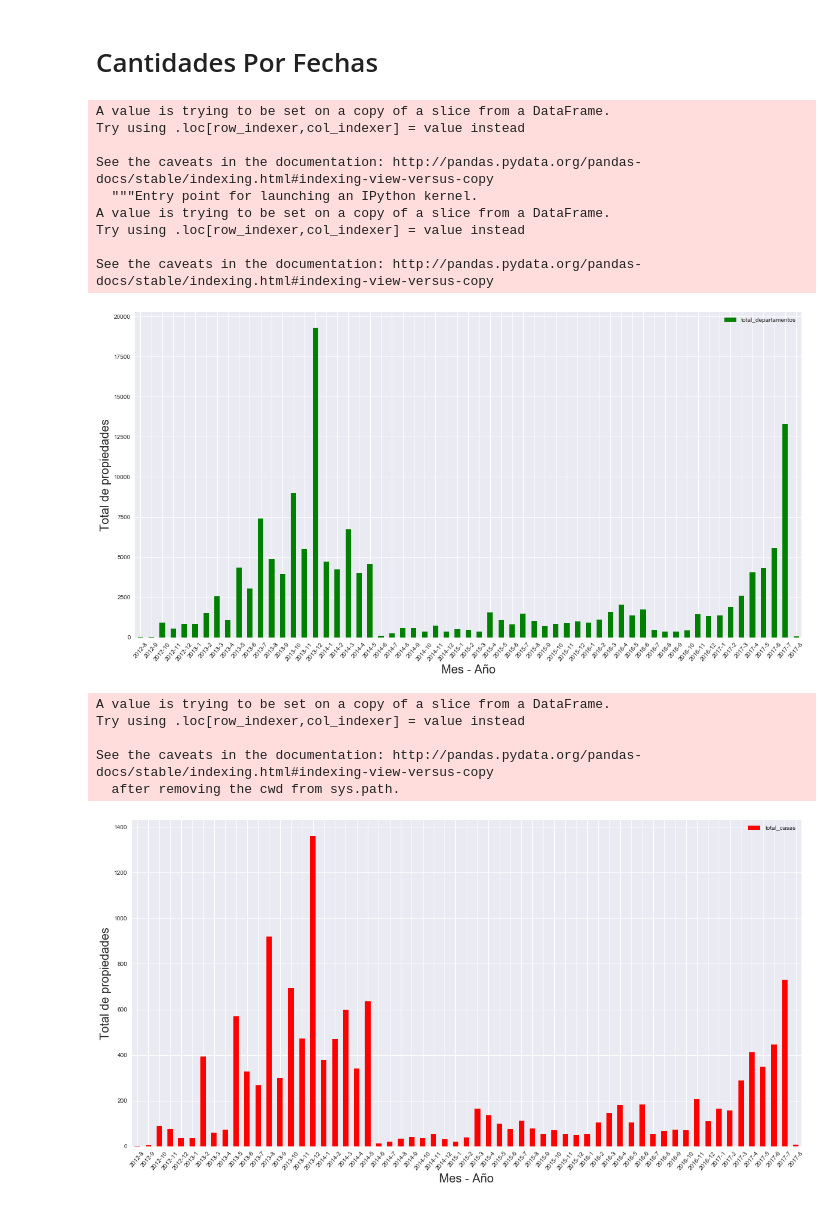
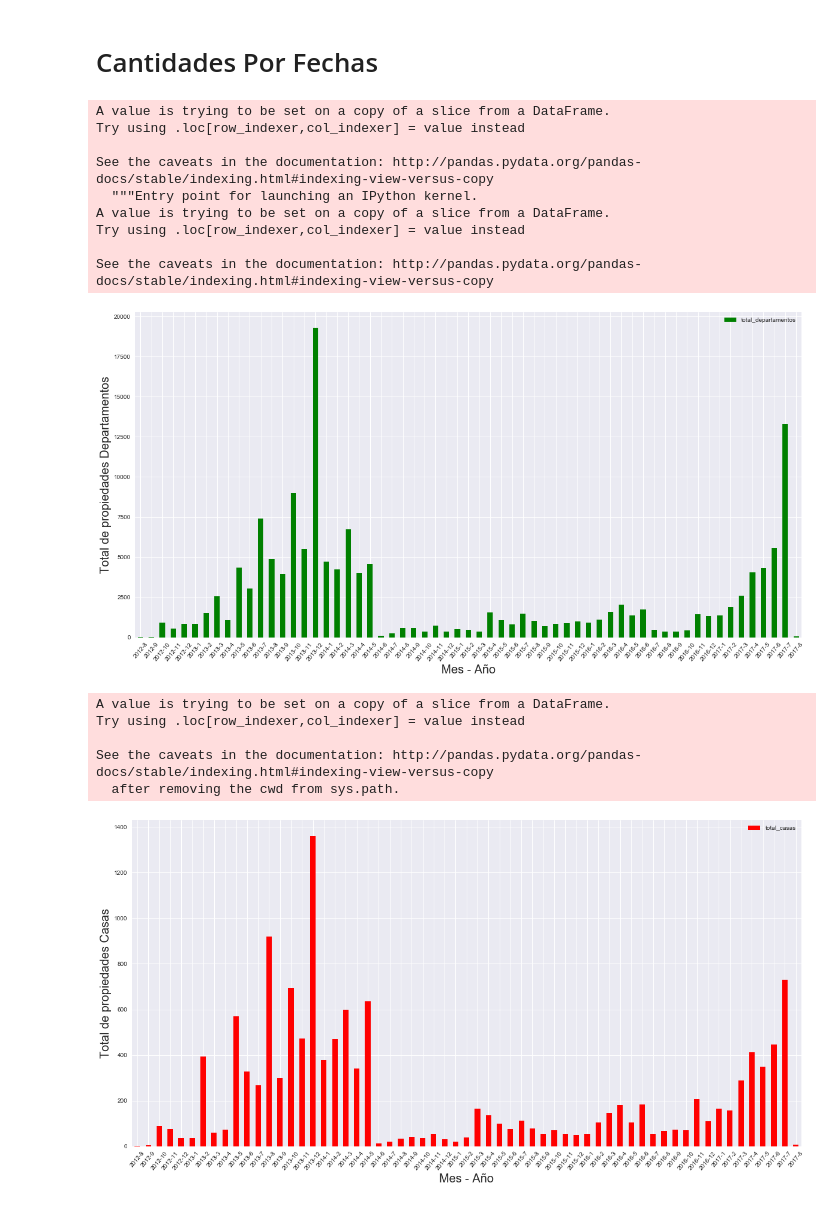
Before and after one commit to NicoGallegos/tpdatos, a Jupyter notebook: TP 1 - Definitiva.ipynb, the cells around one changed output. Drawn from its saved outputs; the diff is of its cells as text; code cells hidden in the pictures.

Commit message:
graficos para informe

```diff
--- a/TP 1 - Definitiva.ipynb
+++ b/TP 1 - Definitiva.ipynb
@@ -1155,49 +1192,49 @@ See the caveats in the documentation: http://pandas.pydata.org/pandas-docs/stabl
 # %%
 datosCapital['total'] = 1
 totalDatosCapitalByYearMonth = datosCapital.groupby(['year','month','tipo_propiedad']).sum().reset_index()
 totalDatosCapitalByYearMonthFiltered = totalDatosCapitalByYearMonth[['year','month','tipo_propiedad','total']]
 
 totalApartmentByMonthYear = totalDatosCapitalByYearMonthFiltered[totalDatosCapitalByYearMonthFiltered['tipo_propiedad'] == 'apartment']
 #totalApartmentByMonthYear.sort_values(['year','month'], ascending=False)
 
 totalApartmentByMonthYear['month_year'] =totalApartmentByMonthYear['year'].astype(str) + '-' + totalApartmentByMonthYear['month'].astype(str)
-graficoApartment = totalApartmentByMonthYear[['month_year','total']].set_index('month_year')
-graficoApartment.rename(columns={'total':'total_departamentos'},inplace=True)
-graficoApartment.head()
-graficoApartment.plot(kind="bar", stacked=True , rot=50, figsize=(20,10), color='green')
+graficoCantidadApartment = totalApartmentByMonthYear[['month_year','total']].set_index('month_year')
+graficoCantidadApartment.rename(columns={'total':'total_departamentos'},inplace=True)
+
+graficoCantidadApartment.plot(kind="bar", stacked=True , rot=50, figsize=(20,10), color='green')
 
 plt.xlabel('Mes - Año', fontsize=20);
-plt.ylabel('Total de propiedades', fontsize=20);
+plt.ylabel('Total de propiedades Departamentos', fontsize=20);
 # %% [output]
 A value is trying to be set on a copy of a slice from a DataFrame.
 Try using .loc[row_indexer,col_indexer] = value instead
 
 See the caveats in the documentation: http://pandas.pydata.org/pandas-docs/stable/indexing.html#indexing-view-versus-copy
   """Entry point for launching an IPython kernel.
 A value is trying to be set on a copy of a slice from a DataFrame.
 Try using .loc[row_indexer,col_indexer] = value instead
 
 See the caveats in the documentation: http://pandas.pydata.org/pandas-docs/stable/indexing.html#indexing-view-versus-copy
-[figure, old version]
+[figure, new version]
 # %%
 totalHouseByMonthYear = totalDatosCapitalByYearMonthFiltered[totalDatosCapitalByYearMonthFiltered['tipo_propiedad'] == 'house']
 #totalHouseByMonthYear.sort_values(['year','month'], ascending=False)
 
 totalHouseByMonthYear['month_year'] =totalHouseByMonthYear['year'].astype(str) + '-' + totalHouseByMonthYear['month'].astype(str)
-graficoHouse = totalHouseByMonthYear[['month_year','total']].set_index('month_year')
-graficoHouse.rename(columns={'total':'total_casas'},inplace=True)
-graficoHouse.head()
-graficoHouse.plot(kind="bar", stacked=True , rot=50, figsize=(20,10), color='red')
+graficoCantidadHouse = totalHouseByMonthYear[['month_year','total']].set_index('month_year')
+graficoCantidadHouse.rename(columns={'total':'total_casas'},inplace=True)
+
+graficoCantidadHouse.plot(kind="bar", stacked=True , rot=50, figsize=(20,10), color='red')
 
 plt.xlabel('Mes - Año', fontsize=20);
-plt.ylabel('Total de propiedades', fontsize=20);
+plt.ylabel('Total de propiedades Casas', fontsize=20);
 # %% [output]
 A value is trying to be set on a copy of a slice from a DataFrame.
 Try using .loc[row_indexer,col_indexer] = value instead
 
 See the caveats in the documentation: http://pandas.pydata.org/pandas-docs/stable/indexing.html#indexing-view-versus-copy
   after removing the cwd from sys.path.
-[figure, old version]
+[figure, new version]
 # %%
 totalPHByMonthYear = totalDatosCapitalByYearMonthFiltered[totalDatosCapitalByYearMonthFiltered['tipo_propiedad'] == 'PH']
 #totalPHByMonthYear.sort_values(['year','month'], ascending=False)
```
Also changed, not shown: parts of 44 cells of this notebook.
